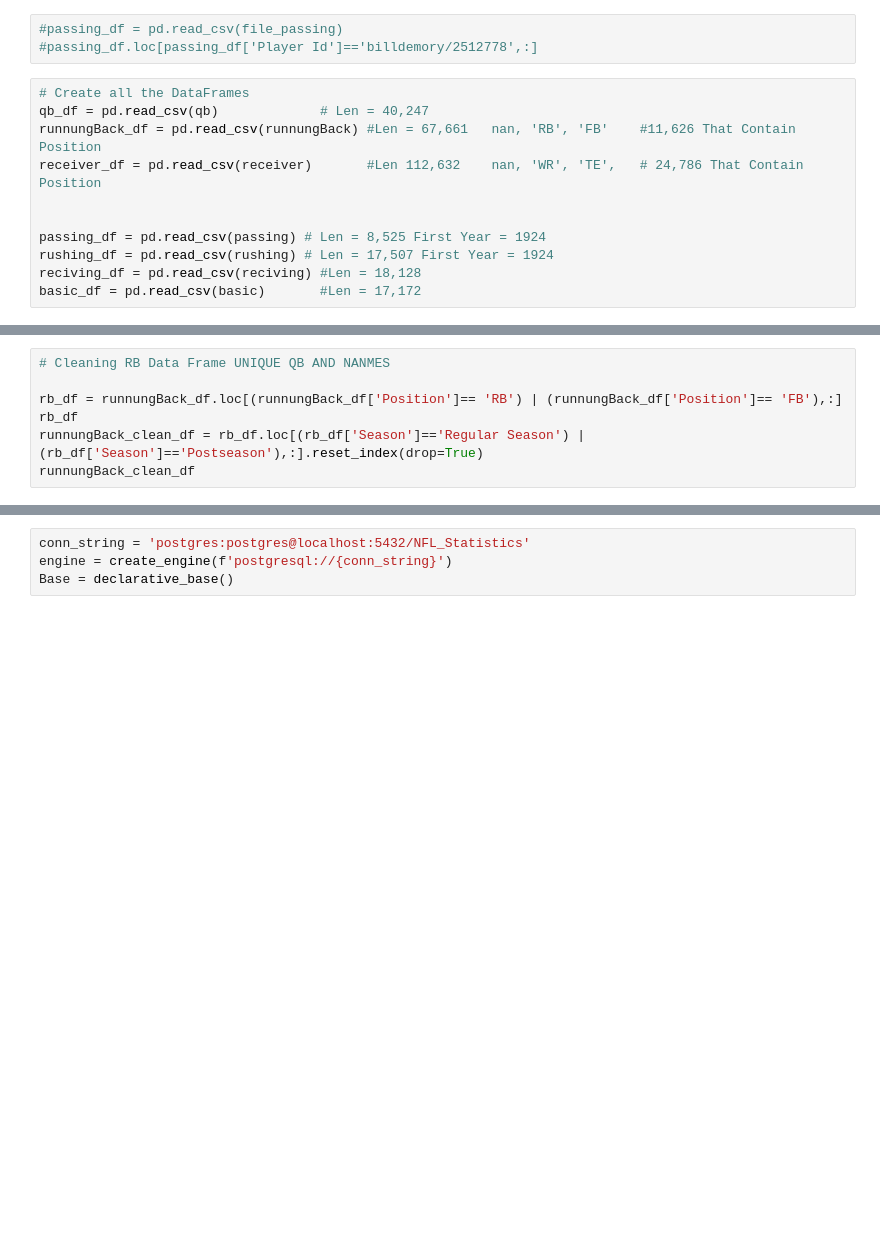
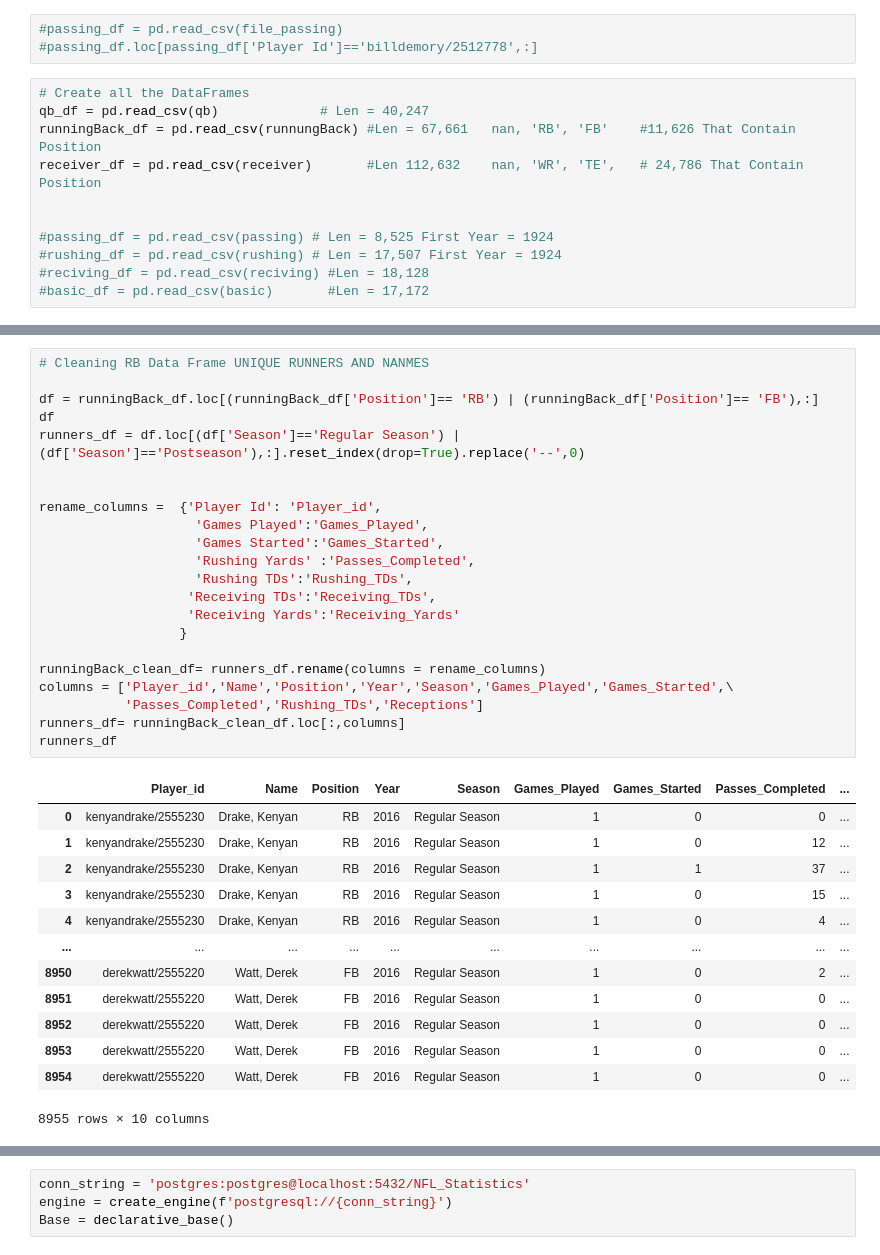
Before and after one commit to veraroberto/ETL-Project-NFL, a Jupyter notebook: NFL_STATISCS.ipynb, the cells around one changed output, grey strips where cells are left out. Cells and saved outputs as stored; diff of their text form; blank space fills up the shorter version.

```diff
--- a/NFL_STATISCS.ipynb
+++ b/NFL_STATISCS.ipynb
@@ -24,11 +27,11 @@ receiver = 'NFL_STATISCS/Game_Logs_Wide_Receiver_and_Tight_End.csv'
 # %%
 # Create all the DataFrames
 qb_df = pd.read_csv(qb)             # Len = 40,247
-runnungBack_df = pd.read_csv(runnungBack) #Len = 67,661   nan, 'RB', 'FB'    #11,626 That Contain Position
+runningBack_df = pd.read_csv(runnungBack) #Len = 67,661   nan, 'RB', 'FB'    #11,626 That Contain Position
 receiver_df = pd.read_csv(receiver)       #Len 112,632    nan, 'WR', 'TE',   # 24,786 That Contain Position
 
 
-passing_df = pd.read_csv(passing) # Len = 8,525 First Year = 1924
-rushing_df = pd.read_csv(rushing) # Len = 17,507 First Year = 1924
-reciving_df = pd.read_csv(reciving) #Len = 18,128
-basic_df = pd.read_csv(basic)       #Len = 17,172
+#passing_df = pd.read_csv(passing) # Len = 8,525 First Year = 1924
+#rushing_df = pd.read_csv(rushing) # Len = 17,507 First Year = 1924
+#reciving_df = pd.read_csv(reciving) #Len = 18,128
+#basic_df = pd.read_csv(basic)       #Len = 17,172
@@ -65,7 +118,36 @@ qb_id_name
-# %%
-# Cleaning RB Data Frame UNIQUE QB AND NANMES
-
-rb_df = runnungBack_df.loc[(runnungBack_df['Position']== 'RB') | (runnungBack_df['Position']== 'FB'),:]
-rb_df
-runnungBack_clean_df = rb_df.loc[(rb_df['Season']=='Regular Season') | (rb_df['Season']=='Postseason'),:].reset_index(drop=True)
-runnungBack_clean_df
+# %%
+# Cleaning RB Data Frame UNIQUE RUNNERS AND NANMES
+
+df = runningBack_df.loc[(runningBack_df['Position']== 'RB') | (runningBack_df['Position']== 'FB'),:]
+df
+runners_df = df.loc[(df['Season']=='Regular Season') | (df['Season']=='Postseason'),:].reset_index(drop=True).replace('--',0)
+
+
+rename_columns =  {'Player Id': 'Player_id',
+                    'Games Played':'Games_Played',
+                    'Games Started':'Games_Started',
+                    'Rushing Yards' :'Passes_Completed',
+                    'Rushing TDs':'Rushing_TDs',
+                   'Receiving TDs':'Receiving_TDs',
+                   'Receiving Yards':'Receiving_Yards'
+                  }
+
+runningBack_clean_df= runners_df.rename(columns = rename_columns)
+columns = ['Player_id','Name','Position','Year','Season','Games_Played','Games_Started',\
+           'Passes_Completed','Rushing_TDs','Receptions']
+runners_df= runningBack_clean_df.loc[:,columns]
+runners_df
+# %% [output]
+|  | Player_id | Name | Position | Year | Season | Games_Played | Games_Started | Passes_Completed | ... |
+| 0 | kenyandrake/2555230 | Drake, Kenyan | RB | 2016 | Regular Season | 1 | 0 | 0 | ... |
+| 1 | kenyandrake/2555230 | Drake, Kenyan | RB | 2016 | Regular Season | 1 | 0 | 12 | ... |
+| 2 | kenyandrake/2555230 | Drake, Kenyan | RB | 2016 | Regular Season | 1 | 1 | 37 | ... |
+| 3 | kenyandrake/2555230 | Drake, Kenyan | RB | 2016 | Regular Season | 1 | 0 | 15 | ... |
+| 4 | kenyandrake/2555230 | Drake, Kenyan | RB | 2016 | Regular Season | 1 | 0 | 4 | ... |
+| ... | ... | ... | ... | ... | ... | ... | ... | ... | ... |
+| 8950 | derekwatt/2555220 | Watt, Derek | FB | 2016 | Regular Season | 1 | 0 | 2 | ... |
+| 8951 | derekwatt/2555220 | Watt, Derek | FB | 2016 | Regular Season | 1 | 0 | 0 | ... |
+| 8952 | derekwatt/2555220 | Watt, Derek | FB | 2016 | Regular Season | 1 | 0 | 0 | ... |
+| 8953 | derekwatt/2555220 | Watt, Derek | FB | 2016 | Regular Season | 1 | 0 | 0 | ... |
+| 8954 | derekwatt/2555220 | Watt, Derek | FB | 2016 | Regular Season | 1 | 0 | 0 | ... |
+8955 rows × 10 columns
```
Also changed, not shown: parts of 18 cells of this notebook, 3 other files.
